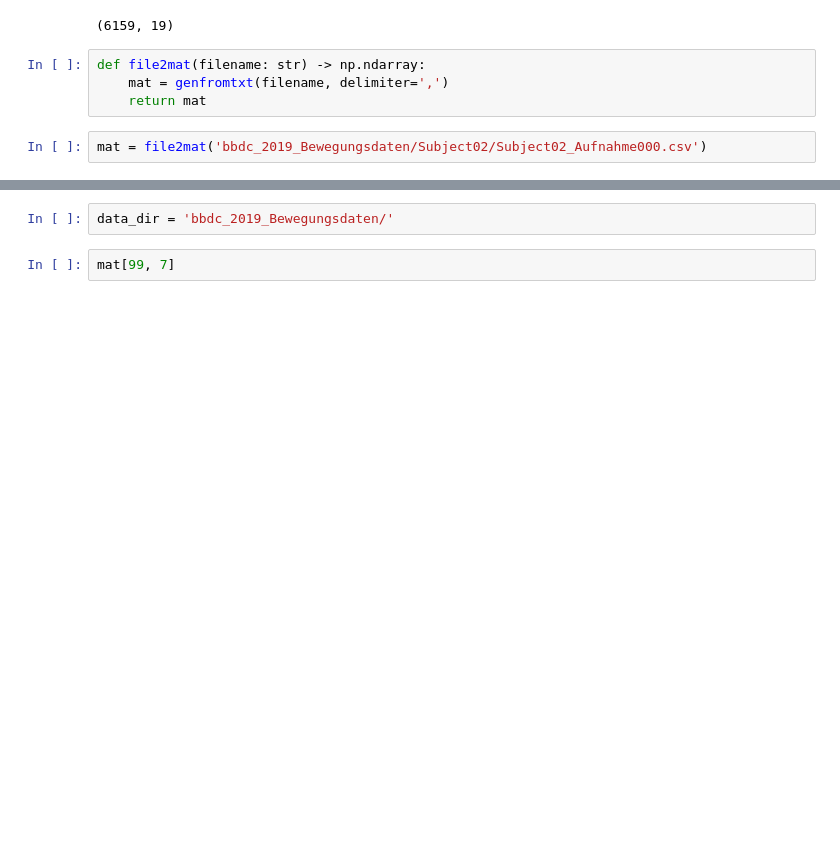
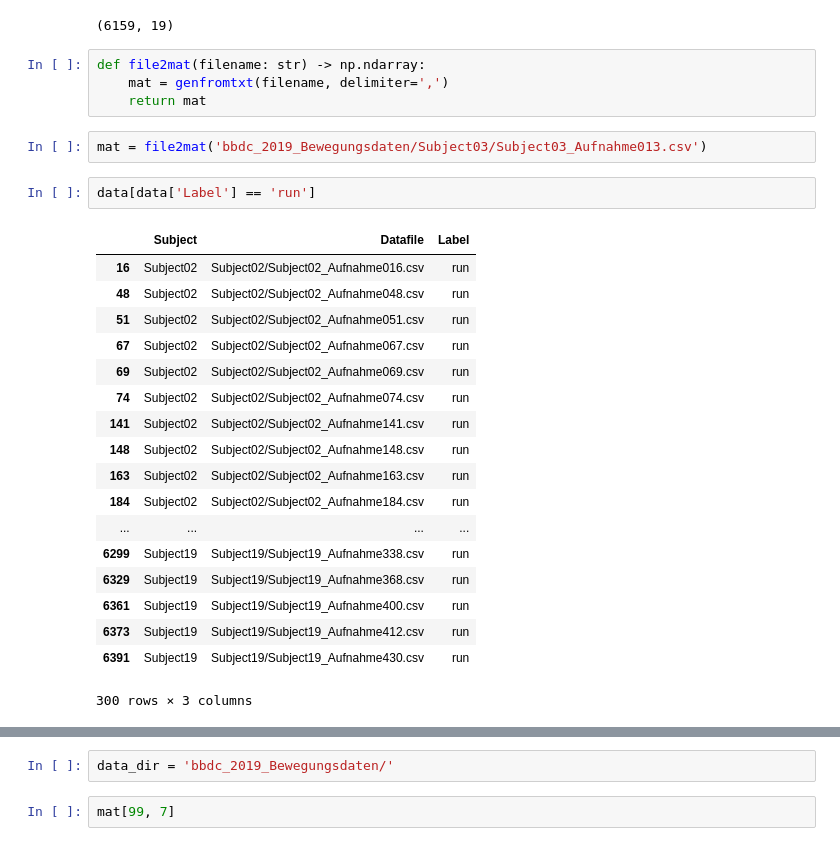
Before and after one commit to Nilabhra/BBDC2019, a Jupyter notebook: EDA.ipynb, the cells around one changed output, grey strips where cells are left out. Drawn from its saved outputs; the diff is of its cells as text; blank space fills up the shorter version.

```diff
--- a/EDA.ipynb
+++ b/EDA.ipynb
@@ -92,4 +94,25 @@ def file2mat(filename: str) -> np.ndarray:
     mat = genfromtxt(filename, delimiter=',')
     return mat
 # %%
-mat = file2mat('bbdc_2019_Bewegungsdaten/Subject02/Subject02_Aufnahme000.csv')
+mat = file2mat('bbdc_2019_Bewegungsdaten/Subject03/Subject03_Aufnahme013.csv')
+# %%
+data[data['Label'] == 'run']
+# %% [output]
+|  | Subject | Datafile | Label |
+| 16 | Subject02 | Subject02/Subject02_Aufnahme016.csv | run |
+| 48 | Subject02 | Subject02/Subject02_Aufnahme048.csv | run |
+| 51 | Subject02 | Subject02/Subject02_Aufnahme051.csv | run |
+| 67 | Subject02 | Subject02/Subject02_Aufnahme067.csv | run |
+| 69 | Subject02 | Subject02/Subject02_Aufnahme069.csv | run |
+| 74 | Subject02 | Subject02/Subject02_Aufnahme074.csv | run |
+| 141 | Subject02 | Subject02/Subject02_Aufnahme141.csv | run |
+| 148 | Subject02 | Subject02/Subject02_Aufnahme148.csv | run |
+| 163 | Subject02 | Subject02/Subject02_Aufnahme163.csv | run |
+| 184 | Subject02 | Subject02/Subject02_Aufnahme184.csv | run |
+| ... | ... | ... | ... |
+| 6299 | Subject19 | Subject19/Subject19_Aufnahme338.csv | run |
+| 6329 | Subject19 | Subject19/Subject19_Aufnahme368.csv | run |
+| 6361 | Subject19 | Subject19/Subject19_Aufnahme400.csv | run |
+| 6373 | Subject19 | Subject19/Subject19_Aufnahme412.csv | run |
+| 6391 | Subject19 | Subject19/Subject19_Aufnahme430.csv | run |
+300 rows × 3 columns
```
Also changed, not shown: parts of 14 cells of this notebook, 4 other files.
